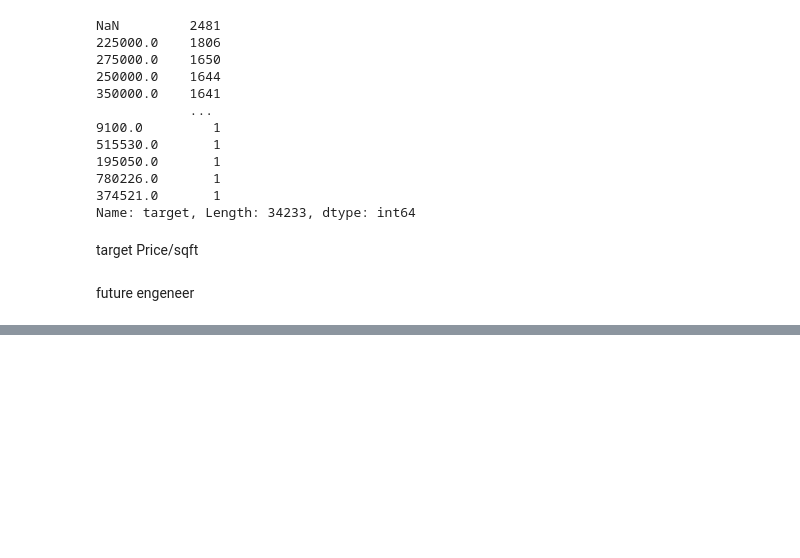
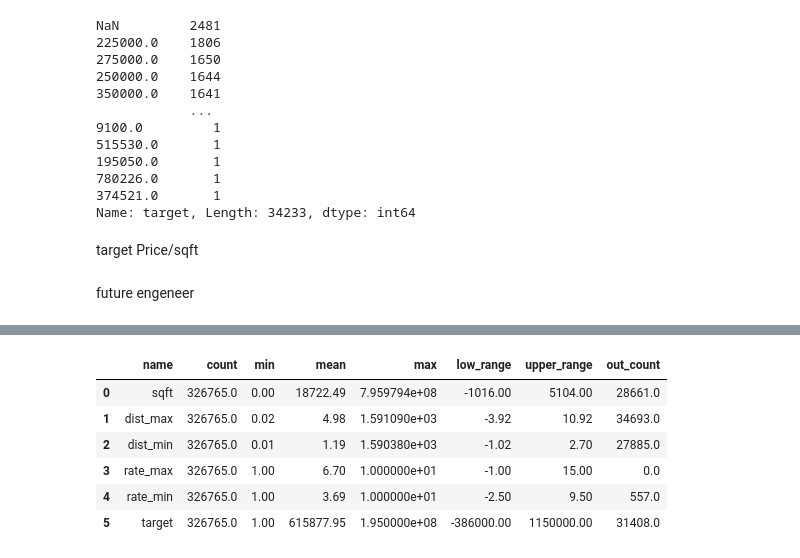
Before and after one commit to TimeryaevaM/new_rep, a Jupyter notebook: diplom_3v.ipynb, the cells around one changed output, grey strips where cells are left out. Cells and saved outputs as stored; diff of their text form; code cells hidden in the pictures; blank space fills up the shorter version.

```diff
--- a/diplom_3v.ipynb
+++ b/diplom_3v.ipynb
@@ -1015,0 +1226,19 @@ memory usage: 48.9+ MB
+# %%
+# Удаляем mean значения из dist и rate
+# Пока без токенайзера, поэтому не будем включать столбец street
+categorical_features = ['status', 'propertyType', 'city', 'zipcode', 'state']
+numerical_features = ['sqft', 'dist_max', 'dist_min', 'rate_max', 'rate_min']
+value = ['target']
+# %%
+# Смотрим выбросы
+
+data_out = data_outlier(numerical_features + value, df_train)
+data_out
+# %% [output]
+|  | name | count | min | mean | max | low_range | upper_range | out_count |
+| 0 | sqft | 326765.0 | 0.00 | 18722.49 | 7.959794e+08 | -1016.00 | 5104.00 | 28661.0 |
+| 1 | dist_max | 326765.0 | 0.02 | 4.98 | 1.591090e+03 | -3.92 | 10.92 | 34693.0 |
+| 2 | dist_min | 326765.0 | 0.01 | 1.19 | 1.590380e+03 | -1.02 | 2.70 | 27885.0 |
+| 3 | rate_max | 326765.0 | 1.00 | 6.70 | 1.000000e+01 | -1.00 | 15.00 | 0.0 |
+| 4 | rate_min | 326765.0 | 1.00 | 3.69 | 1.000000e+01 | -2.50 | 9.50 | 557.0 |
+| 5 | target | 326765.0 | 1.00 | 615877.95 | 1.950000e+08 | -386000.00 | 1150000.00 | 31408.0 |
```
Also changed, not shown: parts of 59 cells of this notebook.
